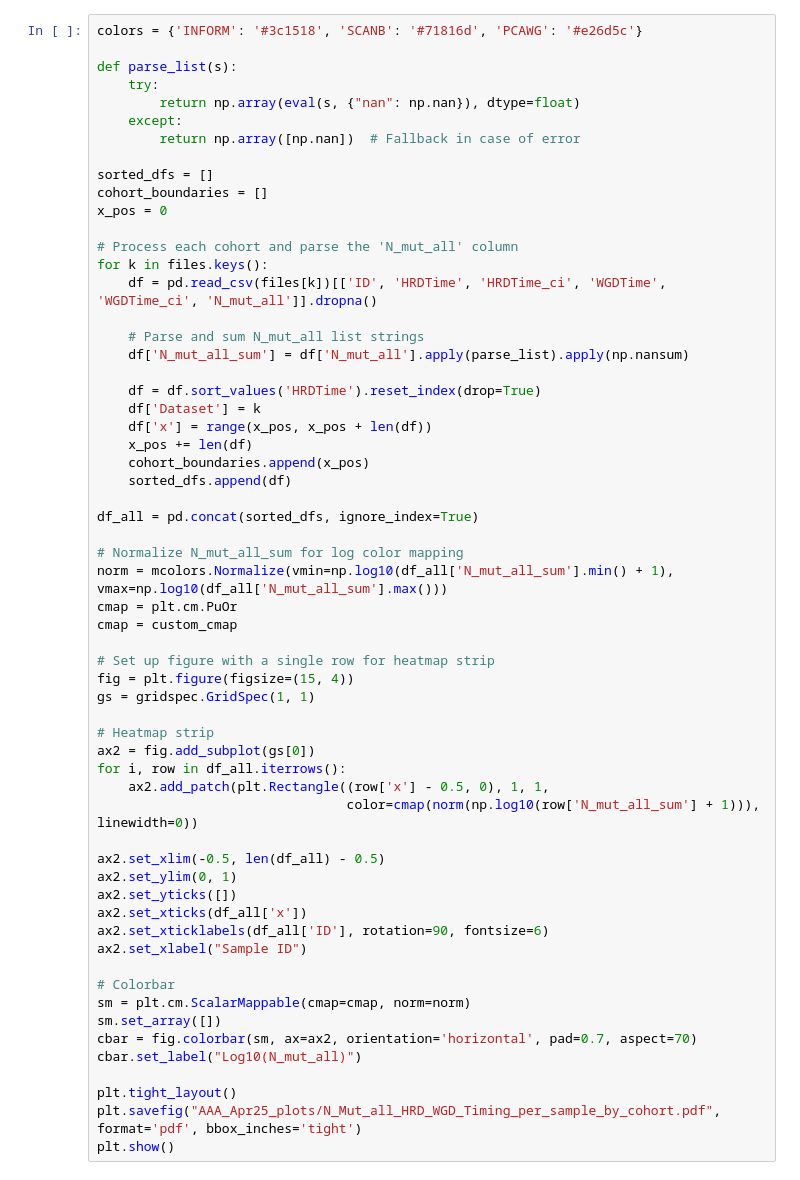
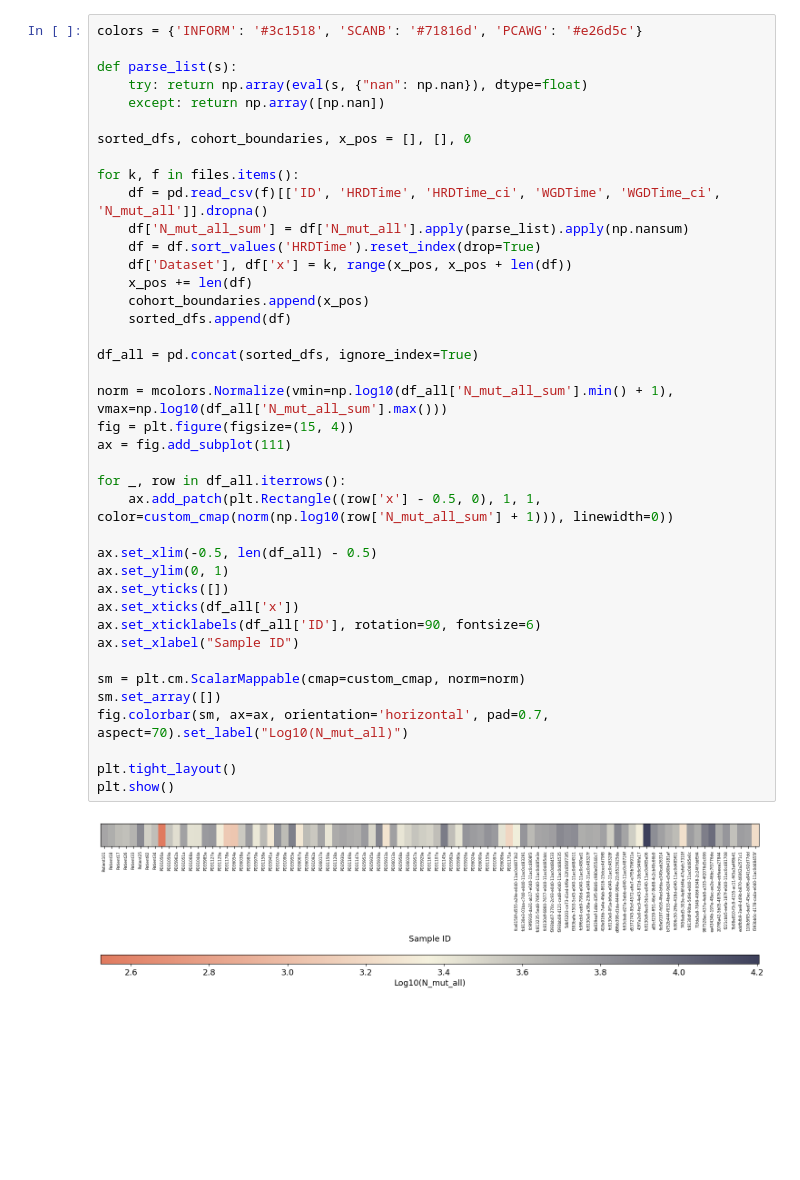
Before and after one commit to michandreop/HRDTimer, a Jupyter notebook: notebooks/paper_figures/Fig2.ipynb, the cells around one changed output. Drawn from its saved outputs; the diff is of its cells as text; blank space fills up the shorter version.

```diff
--- a/notebooks/paper_figures/Fig2.ipynb
+++ b/notebooks/paper_figures/Fig2.ipynb
@@ -77,60 +62,42 @@ plt.show()
 # %%
 colors = {'INFORM': '#3c1518', 'SCANB': '#71816d', 'PCAWG': '#e26d5c'}
 
 def parse_list(s):
-    try:
-        return np.array(eval(s, {"nan": np.nan}), dtype=float)
-    except:
-        return np.array([np.nan])  # Fallback in case of error
+    try: return np.array(eval(s, {"nan": np.nan}), dtype=float)
+    except: return np.array([np.nan])
 
-sorted_dfs = []
-cohort_boundaries = []
-x_pos = 0
+sorted_dfs, cohort_boundaries, x_pos = [], [], 0
 
-# Process each cohort and parse the 'N_mut_all' column
-for k in files.keys():
-    df = pd.read_csv(files[k])[['ID', 'HRDTime', 'HRDTime_ci', 'WGDTime', 'WGDTime_ci', 'N_mut_all']].dropna()
-
-    # Parse and sum N_mut_all list strings
+for k, f in files.items():
+    df = pd.read_csv(f)[['ID', 'HRDTime', 'HRDTime_ci', 'WGDTime', 'WGDTime_ci', 'N_mut_all']].dropna()
     df['N_mut_all_sum'] = df['N_mut_all'].apply(parse_list).apply(np.nansum)
-
     df = df.sort_values('HRDTime').reset_index(drop=True)
-    df['Dataset'] = k
-    df['x'] = range(x_pos, x_pos + len(df))
+    df['Dataset'], df['x'] = k, range(x_pos, x_pos + len(df))
     x_pos += len(df)
     cohort_boundaries.append(x_pos)
     sorted_dfs.append(df)
 
 df_all = pd.concat(sorted_dfs, ignore_index=True)
 
-# Normalize N_mut_all_sum for log color mapping
 norm = mcolors.Normalize(vmin=np.log10(df_all['N_mut_all_sum'].min() + 1), vmax=np.log10(df_all['N_mut_all_sum'].max()))
-cmap = plt.cm.PuOr
-cmap = custom_cmap
+fig = plt.figure(figsize=(15, 4))
+ax = fig.add_subplot(111)
 
-# Set up figure with a single row for heatmap strip
-fig = plt.figure(figsize=(15, 4))
-gs = gridspec.GridSpec(1, 1)
+for _, row in df_all.iterrows():
+    ax.add_patch(plt.Rectangle((row['x'] - 0.5, 0), 1, 1, color=custom_cmap(norm(np.log10(row['N_mut_all_sum'] + 1))), linewidth=0))
 
-# Heatmap strip
-ax2 = fig.add_subplot(gs[0])
-for i, row in df_all.iterrows():
-    ax2.add_patch(plt.Rectangle((row['x'] - 0.5, 0), 1, 1,
-                                color=cmap(norm(np.log10(row['N_mut_all_sum'] + 1))), linewidth=0))
+ax.set_xlim(-0.5, len(df_all) - 0.5)
+ax.set_ylim(0, 1)
+ax.set_yticks([])
+ax.set_xticks(df_all['x'])
+ax.set_xticklabels(df_all['ID'], rotation=90, fontsize=6)
+ax.set_xlabel("Sample ID")
 
-ax2.set_xlim(-0.5, len(df_all) - 0.5)
-ax2.set_ylim(0, 1)
-ax2.set_yticks([])
-ax2.set_xticks(df_all['x'])
-ax2.set_xticklabels(df_all['ID'], rotation=90, fontsize=6)
-ax2.set_xlabel("Sample ID")
-
-# Colorbar
-sm = plt.cm.ScalarMappable(cmap=cmap, norm=norm)
+sm = plt.cm.ScalarMappable(cmap=custom_cmap, norm=norm)
 sm.set_array([])
-cbar = fig.colorbar(sm, ax=ax2, orientation='horizontal', pad=0.7, aspect=70)
-cbar.set_label("Log10(N_mut_all)")
+fig.colorbar(sm, ax=ax, orientation='horizontal', pad=0.7, aspect=70).set_label("Log10(N_mut_all)")
 
 plt.tight_layout()
-plt.savefig("AAA_Apr25_plots/N_Mut_all_HRD_WGD_Timing_per_sample_by_cohort.pdf", format='pdf', bbox_inches='tight')
 plt.show()
+# %% [output]
+[figure, added]
```
Also changed, not shown: parts of 2 cells of this notebook.
